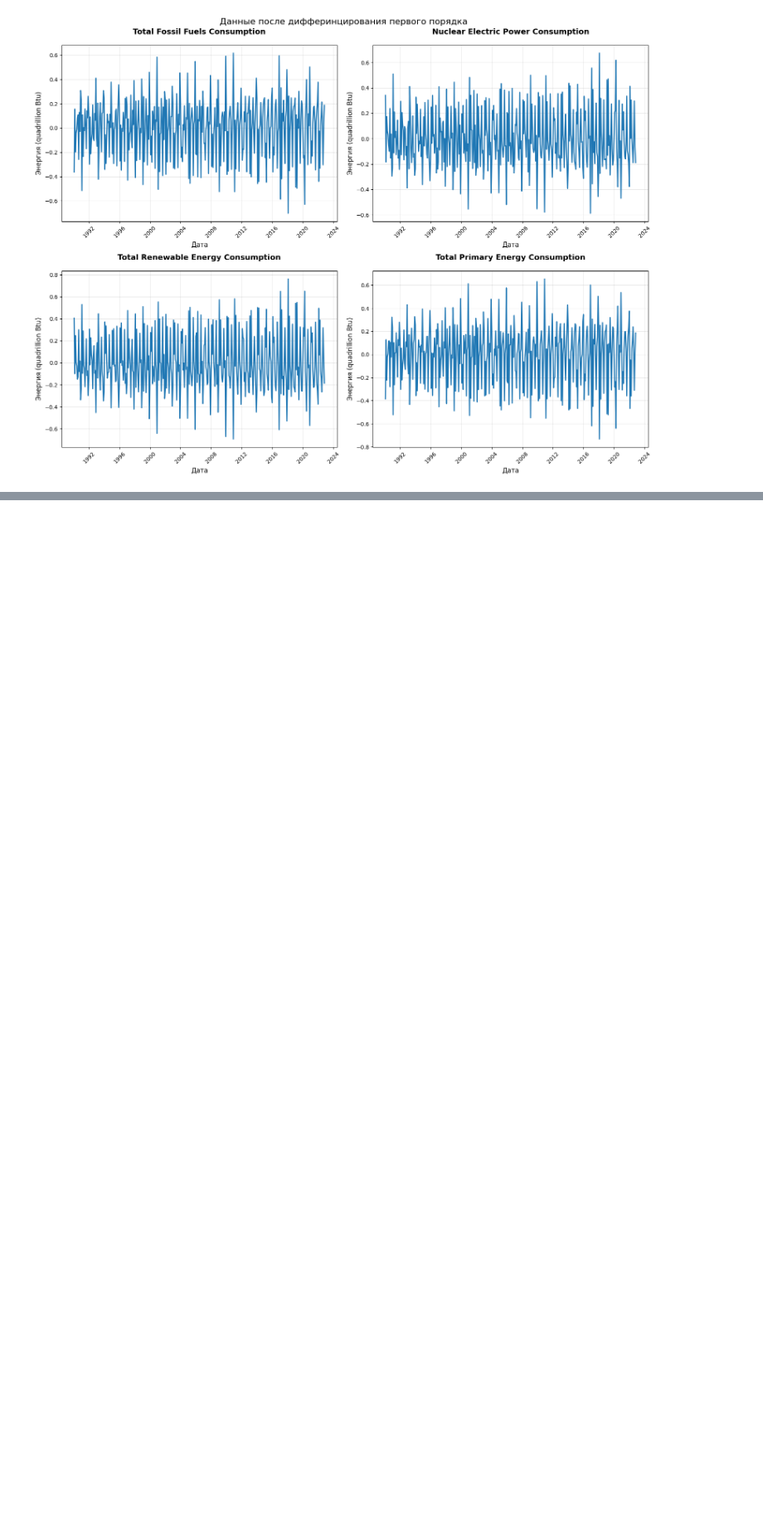
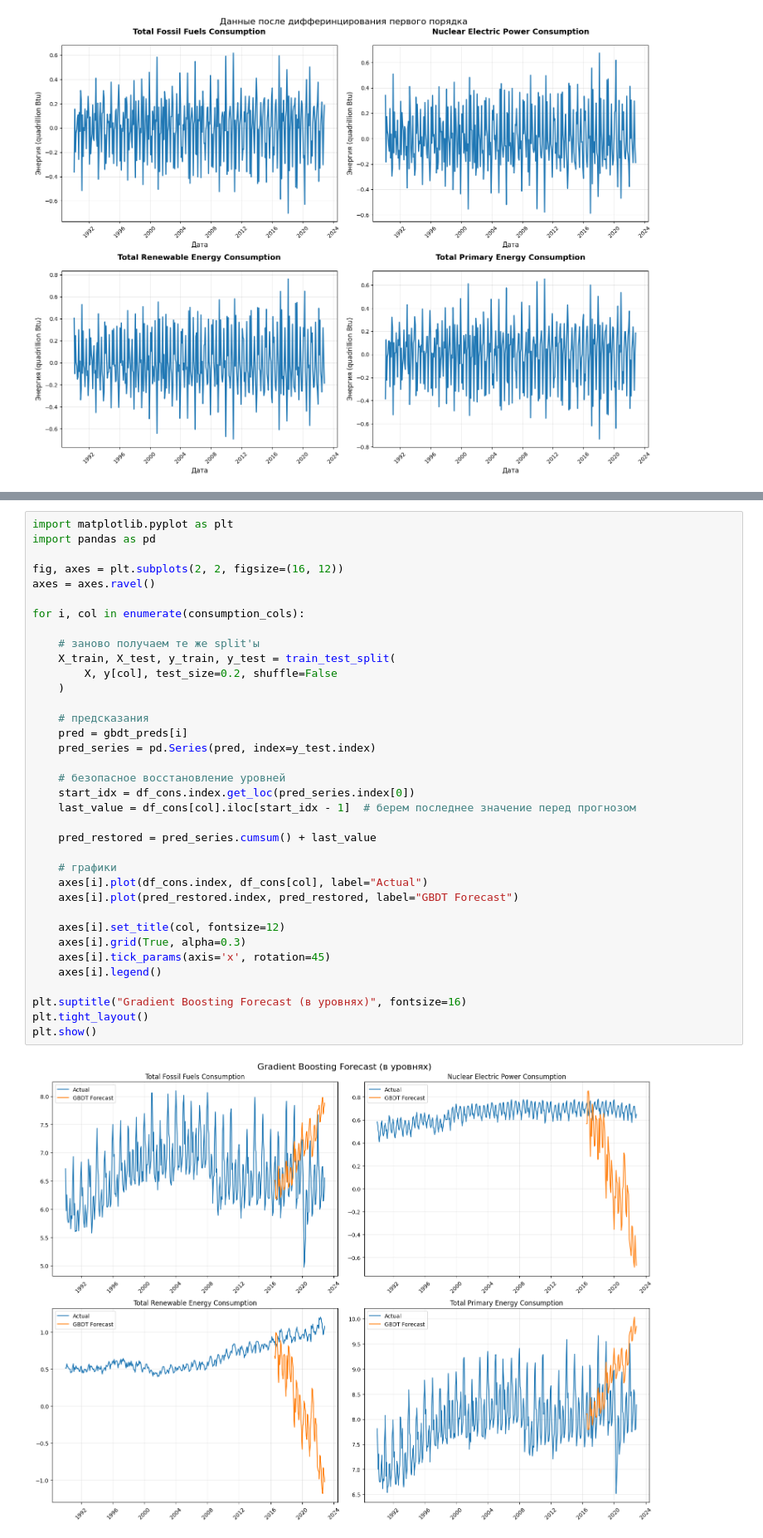
Before and after one commit to SavinskiVladimir/IntelliganceSystems, a Jupyter notebook: time_series/consumption.ipynb, the cells around one changed output, grey strips where cells are left out. Shown at 83% size. Drawn from its saved outputs; the diff is of its cells as text; blank space fills up the shorter version.

```diff
--- a/time_series/consumption.ipynb
+++ b/time_series/consumption.ipynb
@@ -362,0 +571,38 @@ plt.show()
+# %%
+import matplotlib.pyplot as plt
+import pandas as pd
+
+fig, axes = plt.subplots(2, 2, figsize=(16, 12))
+axes = axes.ravel()
+
+for i, col in enumerate(consumption_cols):
+
+    # заново получаем те же split'ы
+    X_train, X_test, y_train, y_test = train_test_split(
+        X, y[col], test_size=0.2, shuffle=False
+    )
+
+    # предсказания
+    pred = gbdt_preds[i]
+    pred_series = pd.Series(pred, index=y_test.index)
+
+    # безопасное восстановление уровней
+    start_idx = df_cons.index.get_loc(pred_series.index[0])
+    last_value = df_cons[col].iloc[start_idx - 1]  # берем последнее значение перед прогнозом
+
+    pred_restored = pred_series.cumsum() + last_value
+
+    # графики
+    axes[i].plot(df_cons.index, df_cons[col], label="Actual")
+    axes[i].plot(pred_restored.index, pred_restored, label="GBDT Forecast")
+
+    axes[i].set_title(col, fontsize=12)
+    axes[i].grid(True, alpha=0.3)
+    axes[i].tick_params(axis='x', rotation=45)
+    axes[i].legend()
+
+plt.suptitle("Gradient Boosting Forecast (в уровнях)", fontsize=16)
+plt.tight_layout()
+plt.show()
+# %% [output]
+[figure, added]
```
Also changed, not shown: parts of 12 cells of this notebook.
